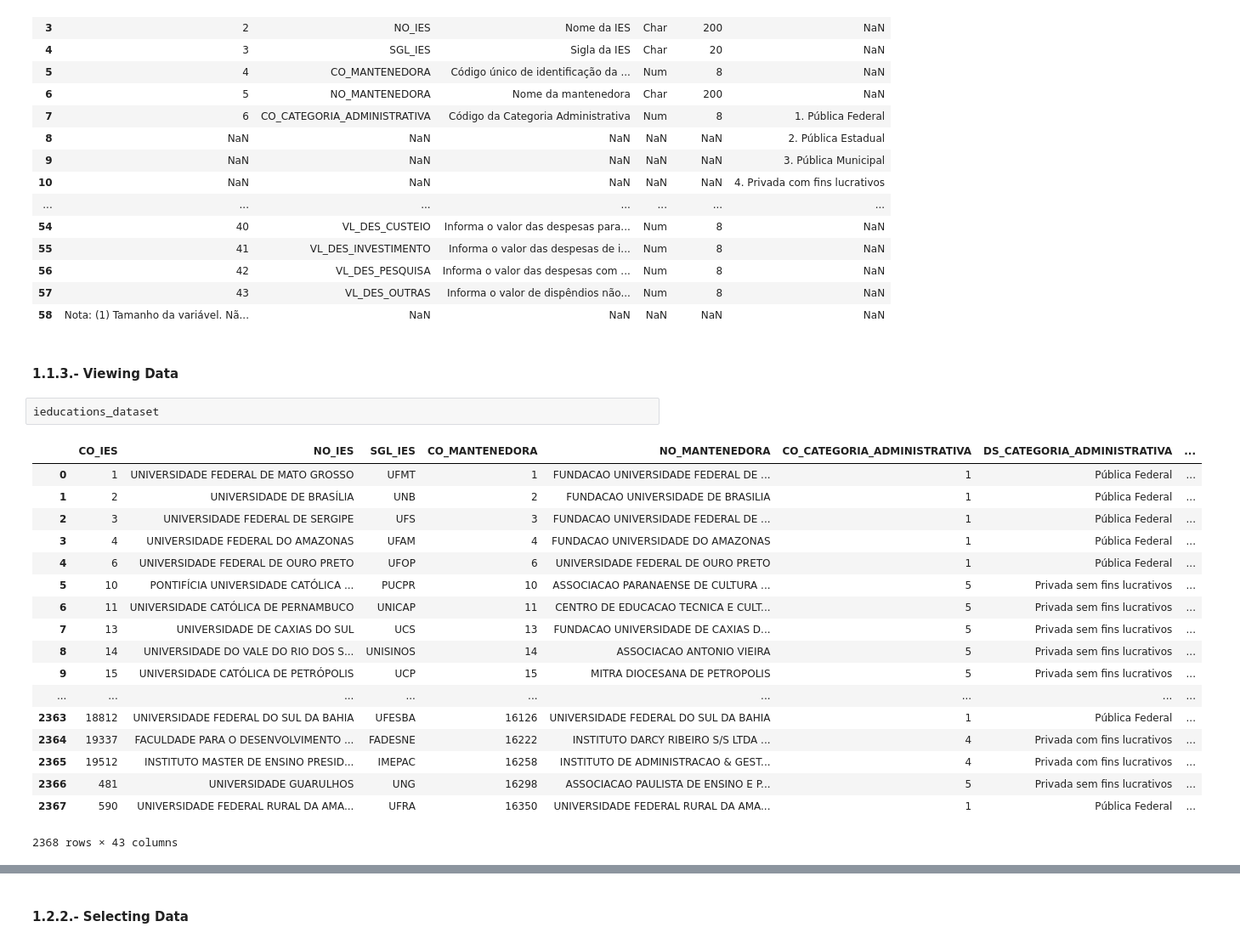
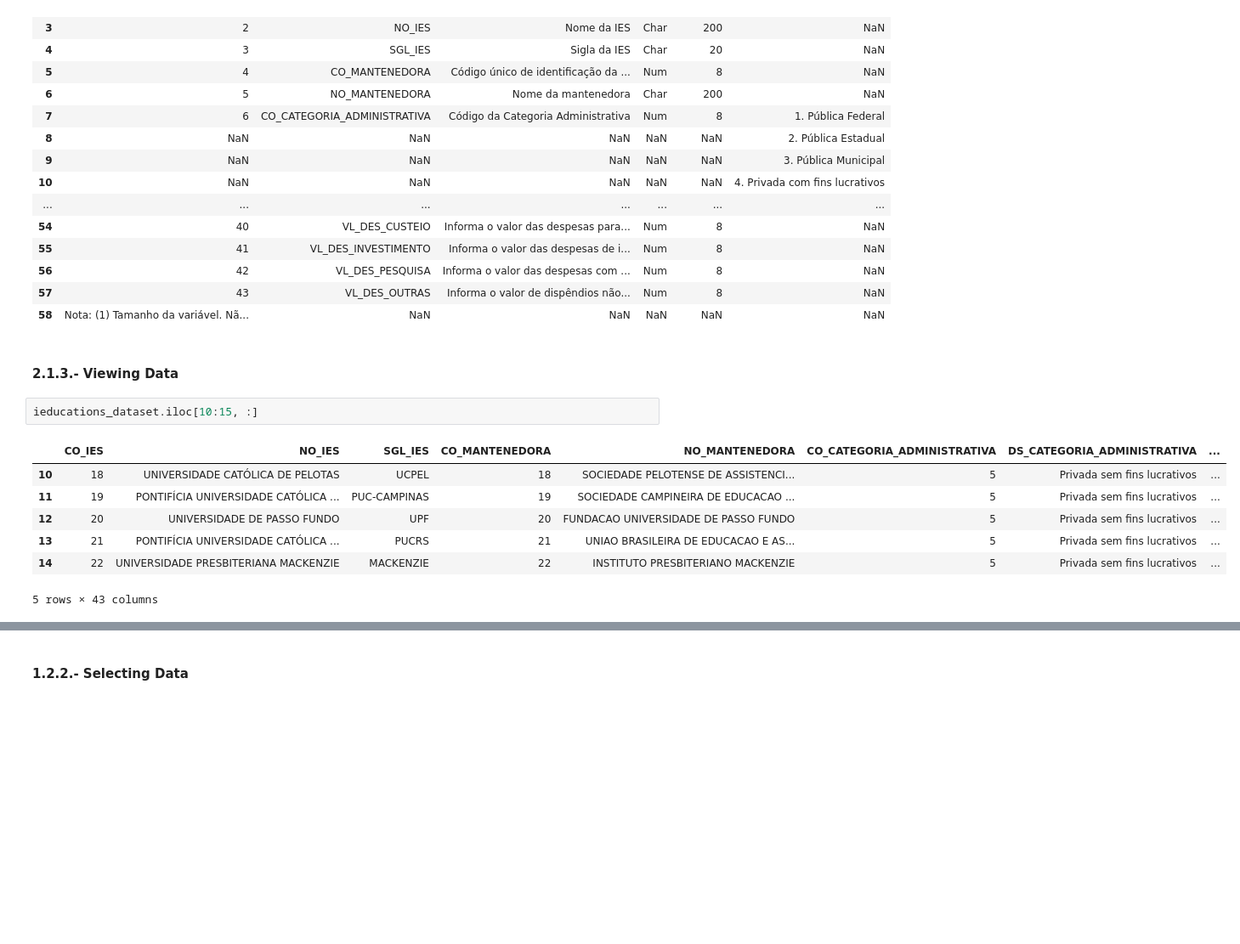
Before and after one commit to jahirmedinacs/datamining-p1, a Jupyter notebook: Practica1.ipynb, the cells around one changed output, grey strips where cells are left out. Shown at 85% size. Saved outputs shown, nothing was run; the diff lists cells and outputs as text; blank space fills up the shorter version.

```diff
--- a/Practica1.ipynb
+++ b/Practica1.ipynb
@@ -405,26 +416,15 @@ ieducationals_descriptions
 | 57 | 43 | VL_DES_OUTRAS | Informa o valor de dispêndios não... | Num | 8 | NaN |
 | 58 | Nota: (1) Tamanho da variável. Nã... | NaN | NaN | NaN | NaN | NaN |
 # %% [markdown]
-#### 1.1.3.- Viewing Data
+#### 2.1.3.- Viewing Data
-# %%
-ieducations_dataset
-# %% [output]
-|  | CO_IES | NO_IES | SGL_IES | CO_MANTENEDORA | NO_MANTENEDORA | CO_CATEGORIA_ADMINISTRATIVA | DS_CATEGORIA_ADMINISTRATIVA | ... |
-| 0 | 1 | UNIVERSIDADE FEDERAL DE MATO GROSSO | UFMT | 1 | FUNDACAO UNIVERSIDADE FEDERAL DE ... | 1 | Pública Federal | ... |
-| 1 | 2 | UNIVERSIDADE DE BRASÍLIA | UNB | 2 | FUNDACAO UNIVERSIDADE DE BRASILIA | 1 | Pública Federal | ... |
-| 2 | 3 | UNIVERSIDADE FEDERAL DE SERGIPE | UFS | 3 | FUNDACAO UNIVERSIDADE FEDERAL DE ... | 1 | Pública Federal | ... |
-| 3 | 4 | UNIVERSIDADE FEDERAL DO AMAZONAS | UFAM | 4 | FUNDACAO UNIVERSIDADE DO AMAZONAS | 1 | Pública Federal | ... |
-| 4 | 6 | UNIVERSIDADE FEDERAL DE OURO PRETO | UFOP | 6 | UNIVERSIDADE FEDERAL DE OURO PRETO | 1 | Pública Federal | ... |
-| 5 | 10 | PONTIFÍCIA UNIVERSIDADE CATÓLICA ... | PUCPR | 10 | ASSOCIACAO PARANAENSE DE CULTURA ... | 5 | Privada sem fins lucrativos | ... |
-| 6 | 11 | UNIVERSIDADE CATÓLICA DE PERNAMBUCO | UNICAP | 11 | CENTRO DE EDUCACAO TECNICA E CULT... | 5 | Privada sem fins lucrativos | ... |
-| 7 | 13 | UNIVERSIDADE DE CAXIAS DO SUL | UCS | 13 | FUNDACAO UNIVERSIDADE DE CAXIAS D... | 5 | Privada sem fins lucrativos | ... |
-| 8 | 14 | UNIVERSIDADE DO VALE DO RIO DOS S... | UNISINOS | 14 | ASSOCIACAO ANTONIO VIEIRA | 5 | Privada sem fins lucrativos | ... |
-| 9 | 15 | UNIVERSIDADE CATÓLICA DE PETRÓPOLIS | UCP | 15 | MITRA DIOCESANA DE PETROPOLIS | 5 | Privada sem fins lucrativos | ... |
-| ... | ... | ... | ... | ... | ... | ... | ... | ... |
-| 2363 | 18812 | UNIVERSIDADE FEDERAL DO SUL DA BAHIA | UFESBA | 16126 | UNIVERSIDADE FEDERAL DO SUL DA BAHIA | 1 | Pública Federal | ... |
-| 2364 | 19337 | FACULDADE PARA O DESENVOLVIMENTO ... | FADESNE | 16222 | INSTITUTO DARCY RIBEIRO S/S LTDA ... | 4 | Privada com fins lucrativos | ... |
-| 2365 | 19512 | INSTITUTO MASTER DE ENSINO PRESID... | IMEPAC | 16258 | INSTITUTO DE ADMINISTRACAO & GEST... | 4 | Privada com fins lucrativos | ... |
-| 2366 | 481 | UNIVERSIDADE GUARULHOS | UNG | 16298 | ASSOCIACAO PAULISTA DE ENSINO E P... | 5 | Privada sem fins lucrativos | ... |
-| 2367 | 590 | UNIVERSIDADE FEDERAL RURAL DA AMA... | UFRA | 16350 | UNIVERSIDADE FEDERAL RURAL DA AMA... | 1 | Pública Federal | ... |
-2368 rows × 43 columns
+# %%
+ieducations_dataset.iloc[10:15, :]
+# %% [output]
+|  | CO_IES | NO_IES | SGL_IES | CO_MANTENEDORA | NO_MANTENEDORA | CO_CATEGORIA_ADMINISTRATIVA | DS_CATEGORIA_ADMINISTRATIVA | ... |
+| 10 | 18 | UNIVERSIDADE CATÓLICA DE PELOTAS | UCPEL | 18 | SOCIEDADE PELOTENSE DE ASSISTENCI... | 5 | Privada sem fins lucrativos | ... |
+| 11 | 19 | PONTIFÍCIA UNIVERSIDADE CATÓLICA ... | PUC-CAMPINAS | 19 | SOCIEDADE CAMPINEIRA DE EDUCACAO ... | 5 | Privada sem fins lucrativos | ... |
+| 12 | 20 | UNIVERSIDADE DE PASSO FUNDO | UPF | 20 | FUNDACAO UNIVERSIDADE DE PASSO FUNDO | 5 | Privada sem fins lucrativos | ... |
+| 13 | 21 | PONTIFÍCIA UNIVERSIDADE CATÓLICA ... | PUCRS | 21 | UNIAO BRASILEIRA DE EDUCACAO E AS... | 5 | Privada sem fins lucrativos | ... |
+| 14 | 22 | UNIVERSIDADE PRESBITERIANA MACKENZIE | MACKENZIE | 22 | INSTITUTO PRESBITERIANO MACKENZIE | 5 | Privada sem fins lucrativos | ... |
+5 rows × 43 columns
 # %% [markdown]
```
Also changed, not shown: parts of 22 cells of this notebook.
